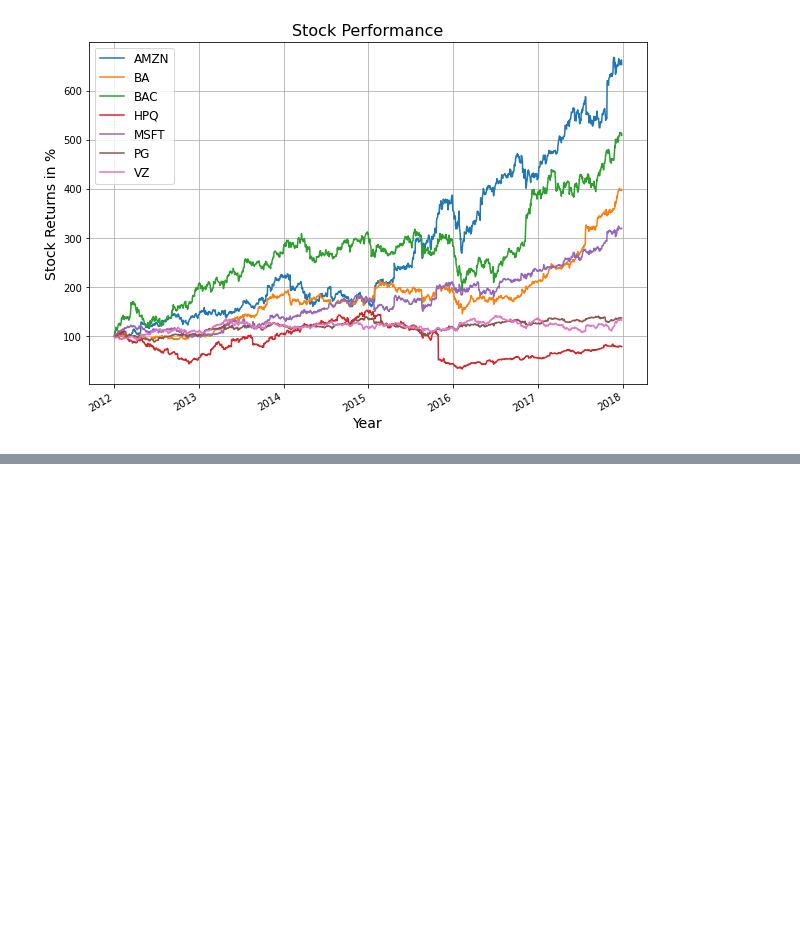
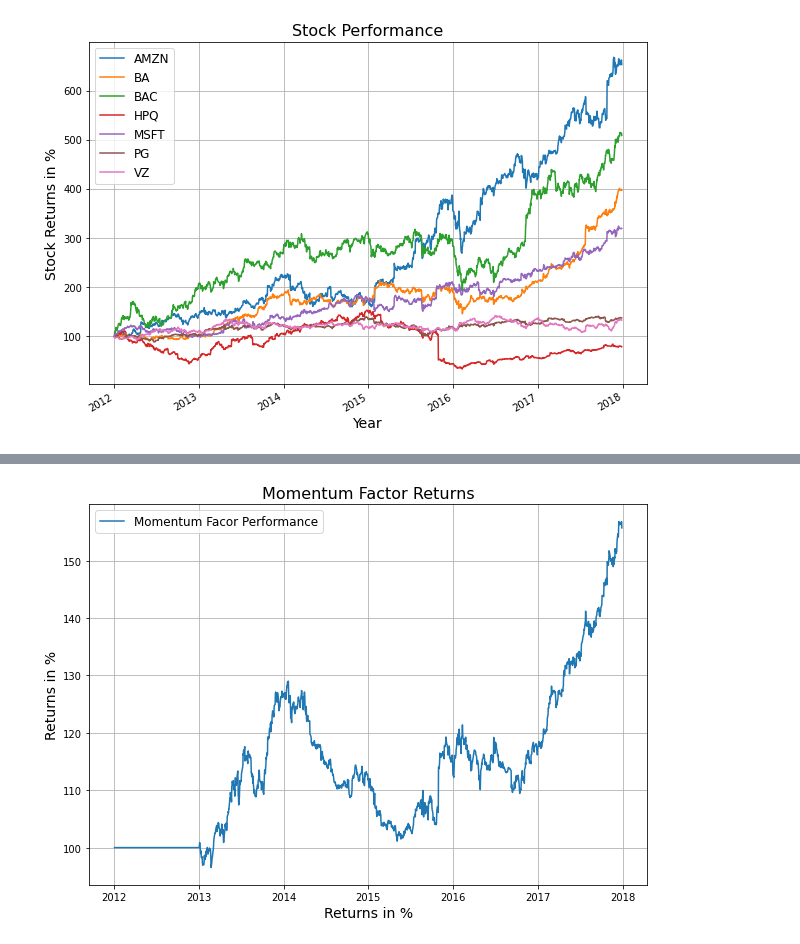
Before and after one commit to cmj123/quantitative_portfolio_management, a Jupyter notebook: multi_factor_model/momentum.ipynb, the cells around one changed output, grey strips where cells are left out. Saved outputs shown, nothing was run; the diff lists cells and outputs as text; code cells hidden in the pictures; blank space fills up the shorter version.

Commit message:
Completed momentum based factor

```diff
--- a/multi_factor_model/momentum.ipynb
+++ b/multi_factor_model/momentum.ipynb
@@ -76,0 +81,7 @@ plt.show()
+# %%
+# Create a variable t to signify the lookback period to calulate the average price of the stock
+# You can consider a period of 21-working days per months
+yearly_working_days = 21 * 12
+
+# Calculate the momentum values for eack stock by subtracting the stock price from the mean value
+momentum_factor = df - df.rolling(yearly_working_days).mean()
@@ -76,0 +99,12 @@ plt.show()
+# %%
+# Create two dataframe to hold the buy-sell signals for momentum_buy_stocks and
+# momentum_sell_stocks momentum values of stocks
+# The momentum_buy_stocks dataframe contains values of the stocks that are more than 0
+momentum_buy_stocks = momentum_factor[momentum_factor > 0]
+
+# The momentum_sell_stocks dataframe contains values of the stock that are less than 0
+momentum_sell_stocks = momentum_factor[momentum_factor < 0]
+
+# Here you assume that a value of more than 0 indicates bullishness
+# so you buy the stock
+# Conversely you sell the stock when momentum value is less than 0
@@ -76,0 +117,14 @@ plt.show()
+# %%
+# Calculate the factor performance using the returns and signals
+momentum_performance = (df_change * ~momentum_buy_stocks.isnull() - df_change * ~momentum_sell_stocks.isnull()).mean(axis=1)
+# %%
+plt.figure(figsize=(10,7))
+plt.plot((momentum_performance + 1).cumprod()*100, label='Momentum Facor Performance')
+plt.legend(loc="best", fontsize=12)
+plt.ylabel('Returns in %', fontsize=14)
+plt.xlabel('Returns in %', fontsize=14)
+plt.title('Momentum Factor Returns', fontsize=16)
+plt.grid()
+plt.show()
+# %% [output]
+[figure, added]
```
Also changed, not shown: parts of 3 cells of this notebook.
